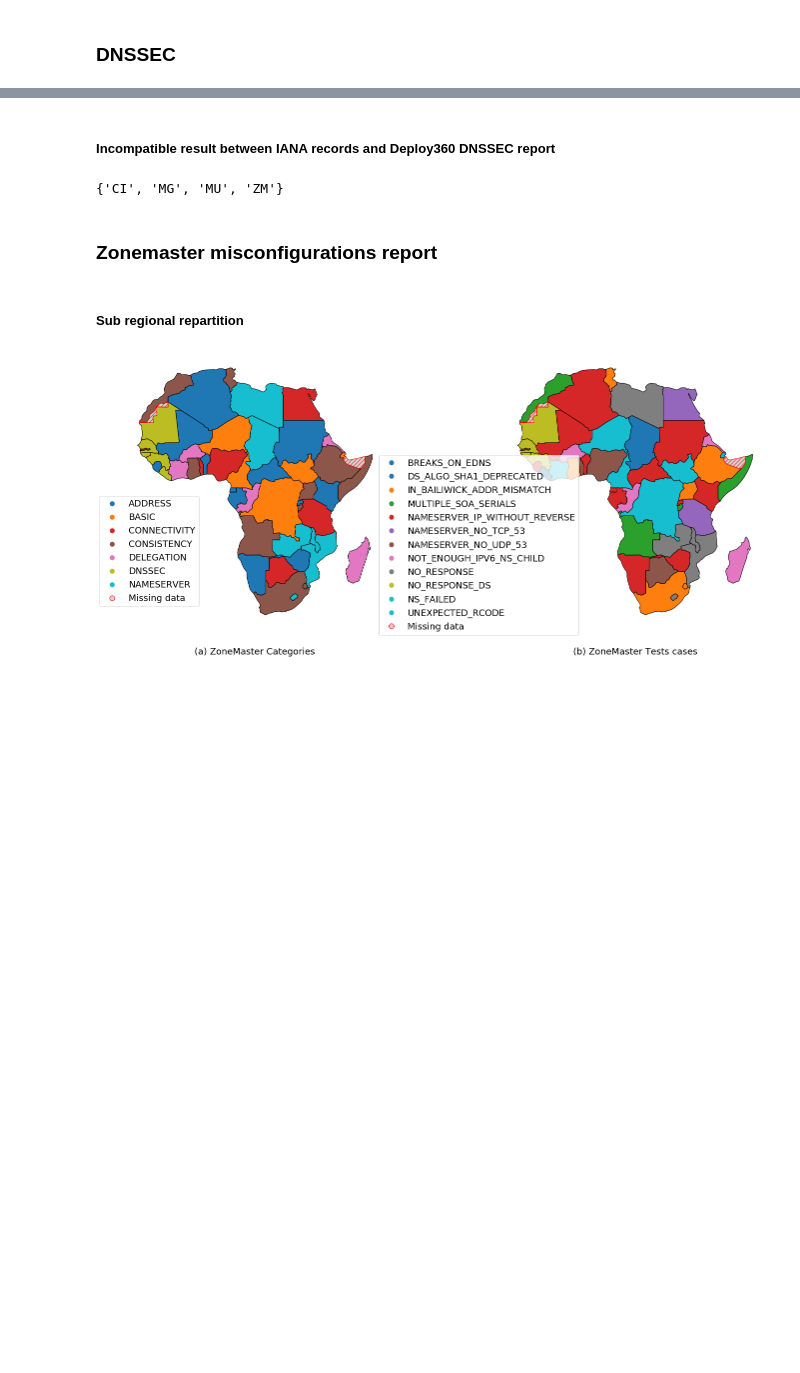
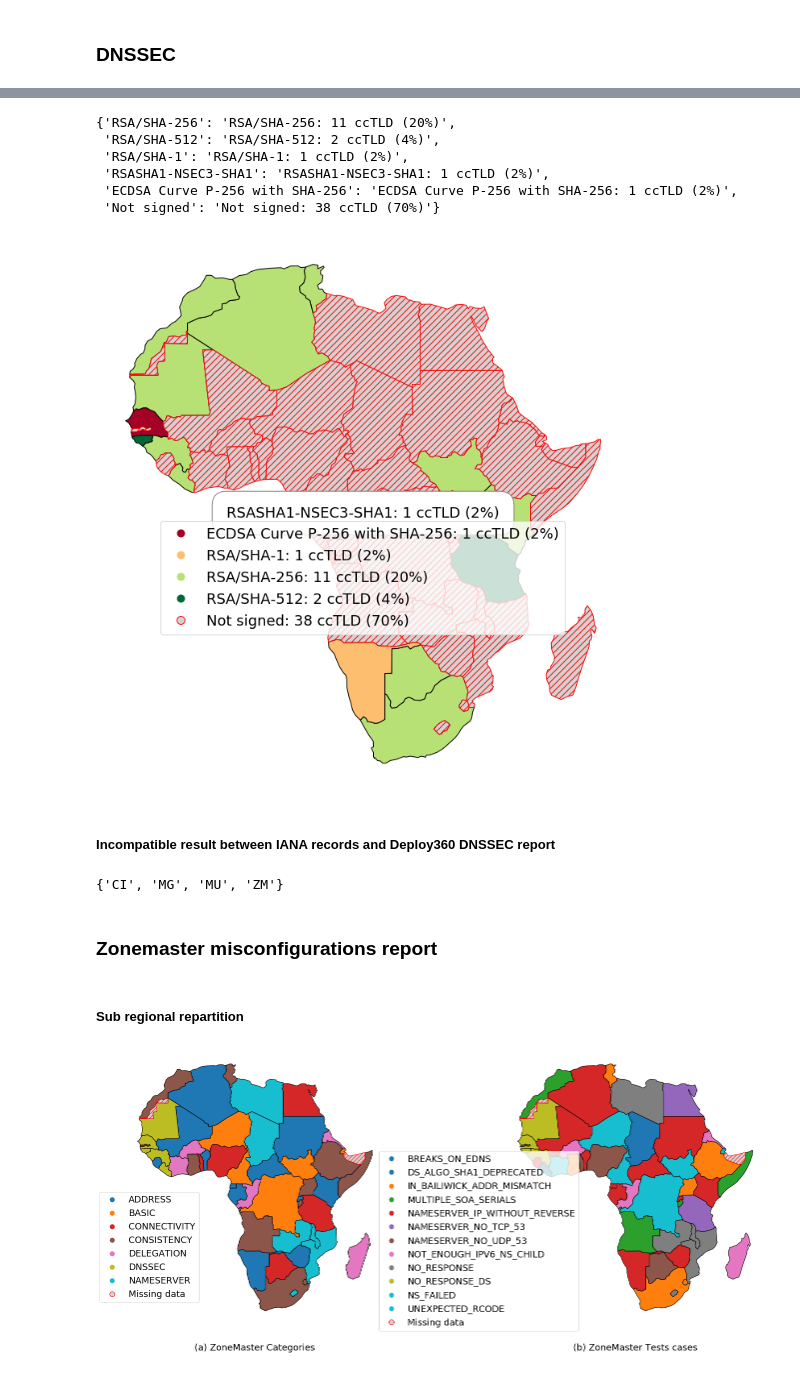
Before and after one commit to yasir-haq/AfTLDTechEnv, a Jupyter notebook: notebooks/AfTLDTechEnv.ipynb, the cells around one changed output, grey strips where cells are left out. Saved outputs shown, nothing was run; the diff lists cells and outputs as text; code cells hidden in the pictures; blank space fills up the shorter version.

```diff
--- a/notebooks/AfTLDTechEnv.ipynb
+++ b/notebooks/AfTLDTechEnv.ipynb
@@ -409,0 +408,5 @@ plt.close()
+# %%
+tmp_africa = africa.copy()
+tmp_df = df[df['dnssec_algo'] != ''].groupby(['cc','dnssec_algo']).nunique().index.to_frame()
+tmp_df['cc_iso3'] = tmp_df['cc'].apply(lambda x: pycountry.countries.get(alpha_2=x).alpha_3)
+tmp_africa.loc[:, 'dnssec_algo'] = [ tmp_df[tmp_df['cc_iso3'] == x]['dnssec_algo'].values[0]  if x in tmp_df['cc_iso3'].tolist() else None for x in africa.iso_a3.tolist() ]
@@ -410,3 +432,47 @@ plt.close()
+# %%
+legend_dict={ k:"{0}: {1} ccTLD ({2}%)".format(k, v, (v/total)*100) for k, v in algo_dict_len.items() }
+legend_dict = {}
+for k, v in algo_dict_len.items():
+        legend_dict[k] = "{0}: {1} ccTLD ({2}%)".format(k, v, round((v/total)*100))
+legend_dict
+# %% [output]
+{'RSA/SHA-256': 'RSA/SHA-256: 11 ccTLD (20%)',
+ 'RSA/SHA-512': 'RSA/SHA-512: 2 ccTLD (4%)',
+ 'RSA/SHA-1': 'RSA/SHA-1: 1 ccTLD (2%)',
+ 'RSASHA1-NSEC3-SHA1': 'RSASHA1-NSEC3-SHA1: 1 ccTLD (2%)',
+ 'ECDSA Curve P-256 with SHA-256': 'ECDSA Curve P-256 with SHA-256: 1 ccTLD (2%)',
+ 'Not signed': 'Not signed: 38 ccTLD (70%)'}
+# %%
+fig, ax = plt.subplots(figsize=(10,10))
+cmap=plt.get_cmap('RdYlGn')
+tmp_africa.plot(column='dnssec_algo',
+            ax=ax,
+            legend = True,
+            cmap=cmap,
+            categorical = True,
+            missing_kwds={
+            "color": "lightgrey",
+            "edgecolor": "red",
+            "hatch": "///",
+            "label": "Not signed",
+            },
+            edgecolor="black",
+    )
+
+replace_legend_items(ax.get_legend(), legend_dict)
+
+ax.set_title("")
+ax.set_ylabel("")
+ax.axis('off')
+leg = ax.get_legend()
+leg.set_bbox_to_anchor((.9,.5))
+plt.text(-3,.8,legend_dict['RSASHA1-NSEC3-SHA1'], bbox=dict(facecolor='white', edgecolor='gray', boxstyle='round,pad=1'))
+plt.tight_layout()
+plt.savefig('../figures/afri_cctld_nameservers_dnssec_algo_map.pdf')
+plt.show()
+plt.close()
+# %% [output]
+[figure, added]
 # %% [markdown]
 ##### Incompatible result between IANA records and Deploy360 DNSSEC report #####
 # %%
```
Also changed, not shown: parts of 6 cells of this notebook, 11 other files.
